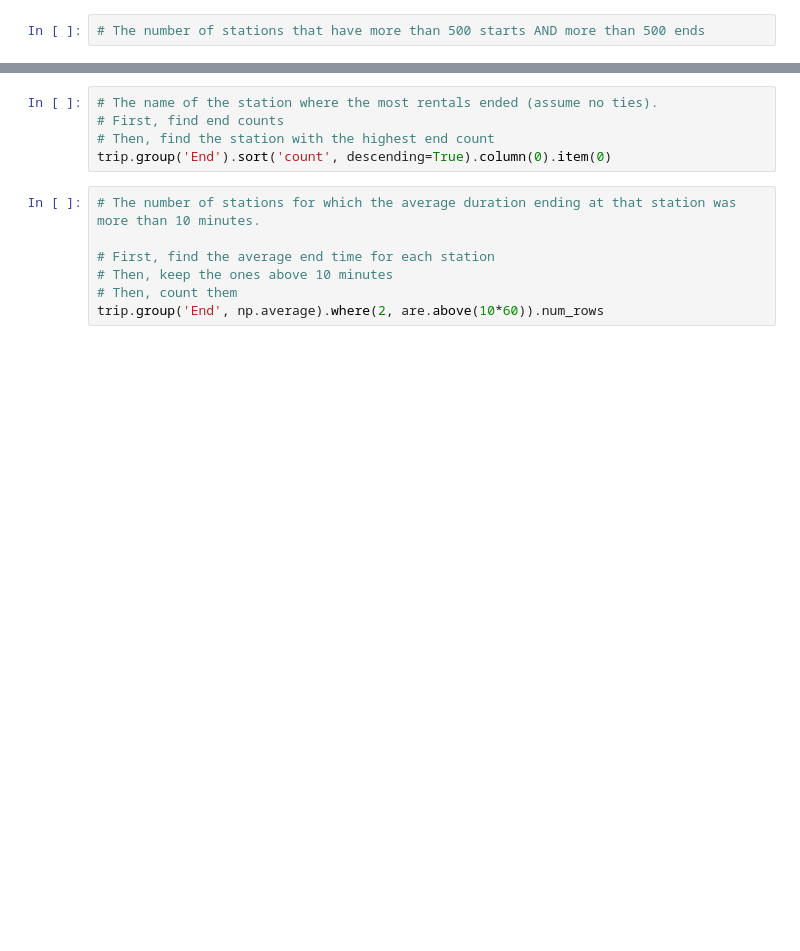
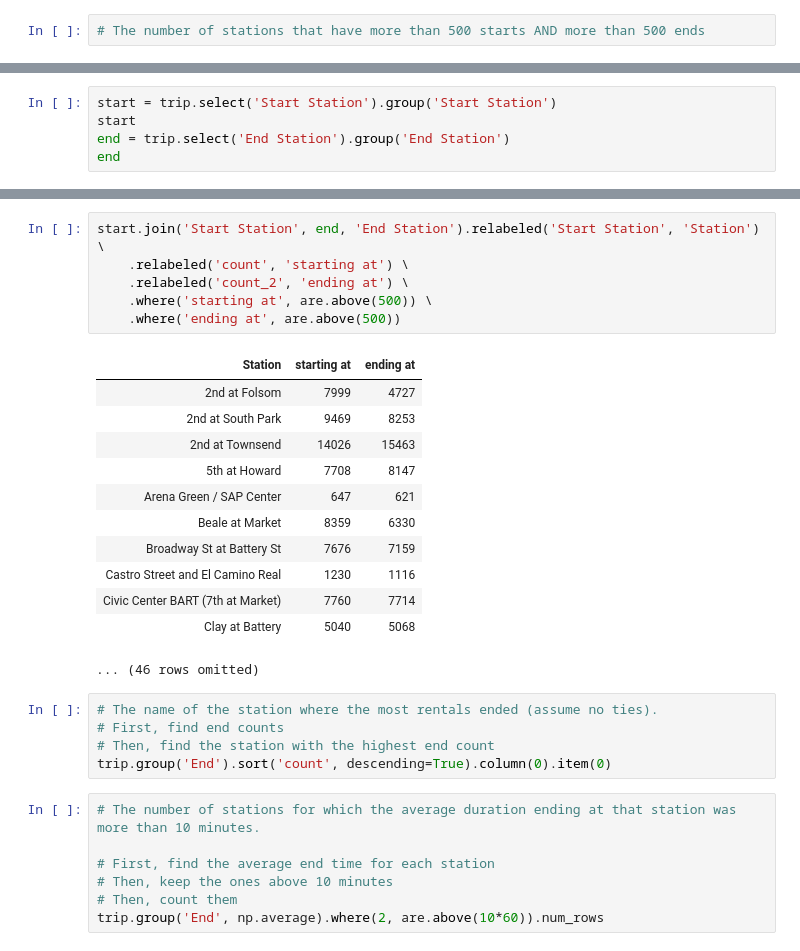
Before and after one commit to AUP-CS2065/lecture, a Jupyter notebook: lec06.ipynb, the cells around one changed output, grey strips where cells are left out. Saved outputs shown, nothing was run; the diff lists cells and outputs as text; blank space fills up the shorter version.

```diff
--- a/lec06.ipynb
+++ b/lec06.ipynb
@@ -56,0 +191,5 @@ Circle.map_table(sf.select('lat', 'long', 'name'), color='green', radius=15)
+# %%
+start = trip.select('Start Station').group('Start Station')
+start
+end = trip.select('End Station').group('End Station')
+end
@@ -57,3 +209,22 @@ Circle.map_table(sf.select('lat', 'long', 'name'), color='green', radius=15)
+# %%
+start.join('Start Station', end, 'End Station').relabeled('Start Station', 'Station') \
+    .relabeled('count', 'starting at') \
+    .relabeled('count_2', 'ending at') \
+    .where('starting at', are.above(500)) \
+    .where('ending at', are.above(500))
+# %% [output]
+| Station | starting at | ending at |
+| 2nd at Folsom | 7999 | 4727 |
+| 2nd at South Park | 9469 | 8253 |
+| 2nd at Townsend | 14026 | 15463 |
+| 5th at Howard | 7708 | 8147 |
+| Arena Green / SAP Center | 647 | 621 |
+| Beale at Market | 8359 | 6330 |
+| Broadway St at Battery St | 7676 | 7159 |
+| Castro Street and El Camino Real | 1230 | 1116 |
+| Civic Center BART (7th at Market) | 7760 | 7714 |
+| Clay at Battery | 5040 | 5068 |
+... (46 rows omitted)
 # %%
 # The name of the station where the most rentals ended (assume no ties).
 # First, find end counts
```
Also changed, not shown: parts of 43 cells of this notebook, 1 other file.
